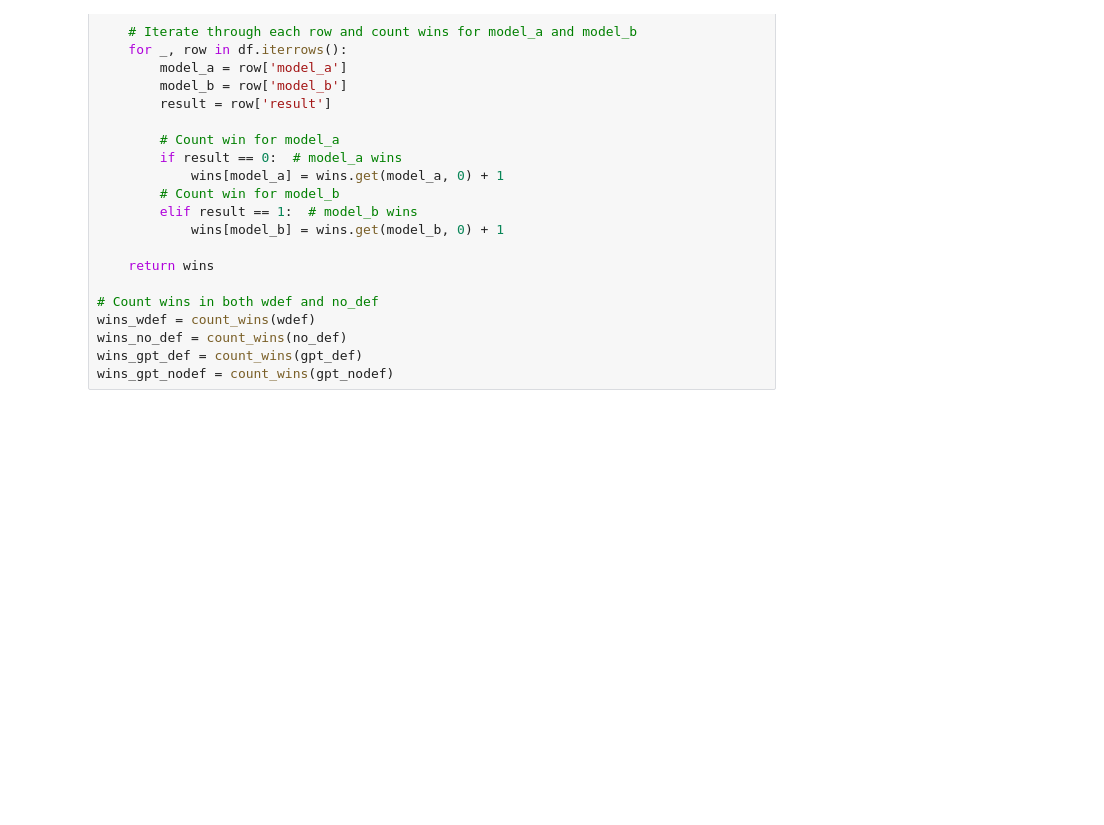
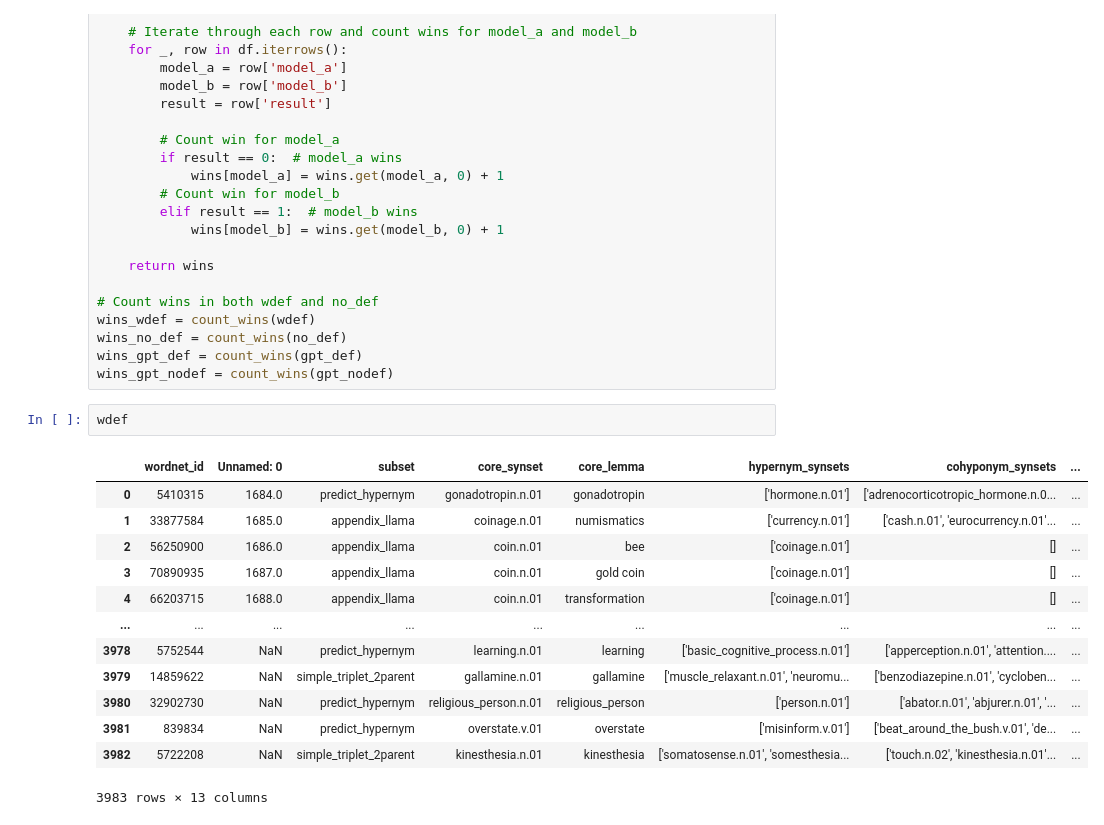
Before and after one commit to VityaVitalich/TaxoGen, a Jupyter notebook: notebooks/concat_labels.ipynb, the cells around one changed output. Saved outputs shown, nothing was run; the diff lists cells and outputs as text; blank space fills up the shorter version.

```diff
--- a/notebooks/concat_labels.ipynb
+++ b/notebooks/concat_labels.ipynb
@@ -665,6 +675,22 @@ wins_wdef = count_wins(wdef)
 wins_no_def = count_wins(no_def)
 wins_gpt_def = count_wins(gpt_def)
 wins_gpt_nodef = count_wins(gpt_nodef)
+# %%
+wdef
+# %% [output]
+|  | wordnet_id | Unnamed: 0 | subset | core_synset | core_lemma | hypernym_synsets | cohyponym_synsets | ... |
+| 0 | 5410315 | 1684.0 | predict_hypernym | gonadotropin.n.01 | gonadotropin | ['hormone.n.01'] | ['adrenocorticotropic_hormone.n.0... | ... |
+| 1 | 33877584 | 1685.0 | appendix_llama | coinage.n.01 | numismatics | ['currency.n.01'] | ['cash.n.01', 'eurocurrency.n.01'... | ... |
+| 2 | 56250900 | 1686.0 | appendix_llama | coin.n.01 | bee | ['coinage.n.01'] | [] | ... |
+| 3 | 70890935 | 1687.0 | appendix_llama | coin.n.01 | gold coin | ['coinage.n.01'] | [] | ... |
+| 4 | 66203715 | 1688.0 | appendix_llama | coin.n.01 | transformation | ['coinage.n.01'] | [] | ... |
+| ... | ... | ... | ... | ... | ... | ... | ... | ... |
+| 3978 | 5752544 | NaN | predict_hypernym | learning.n.01 | learning | ['basic_cognitive_process.n.01'] | ['apperception.n.01', 'attention.... | ... |
+| 3979 | 14859622 | NaN | simple_triplet_2parent | gallamine.n.01 | gallamine | ['muscle_relaxant.n.01', 'neuromu... | ['benzodiazepine.n.01', 'cycloben... | ... |
+| 3980 | 32902730 | NaN | predict_hypernym | religious_person.n.01 | religious_person | ['person.n.01'] | ['abator.n.01', 'abjurer.n.01', '... | ... |
+| 3981 | 839834 | NaN | predict_hypernym | overstate.v.01 | overstate | ['misinform.v.01'] | ['beat_around_the_bush.v.01', 'de... | ... |
+| 3982 | 5722208 | NaN | simple_triplet_2parent | kinesthesia.n.01 | kinesthesia | ['somatosense.n.01', 'somesthesia... | ['touch.n.02', 'kinesthesia.n.01'... | ... |
+3983 rows × 13 columns
 # %%
 reward_columns = {
     'stabilityai_sdxl-turbo': 'SDXL-turbo',
```
Also changed, not shown: parts of 8 cells of this notebook, 20 other files.
